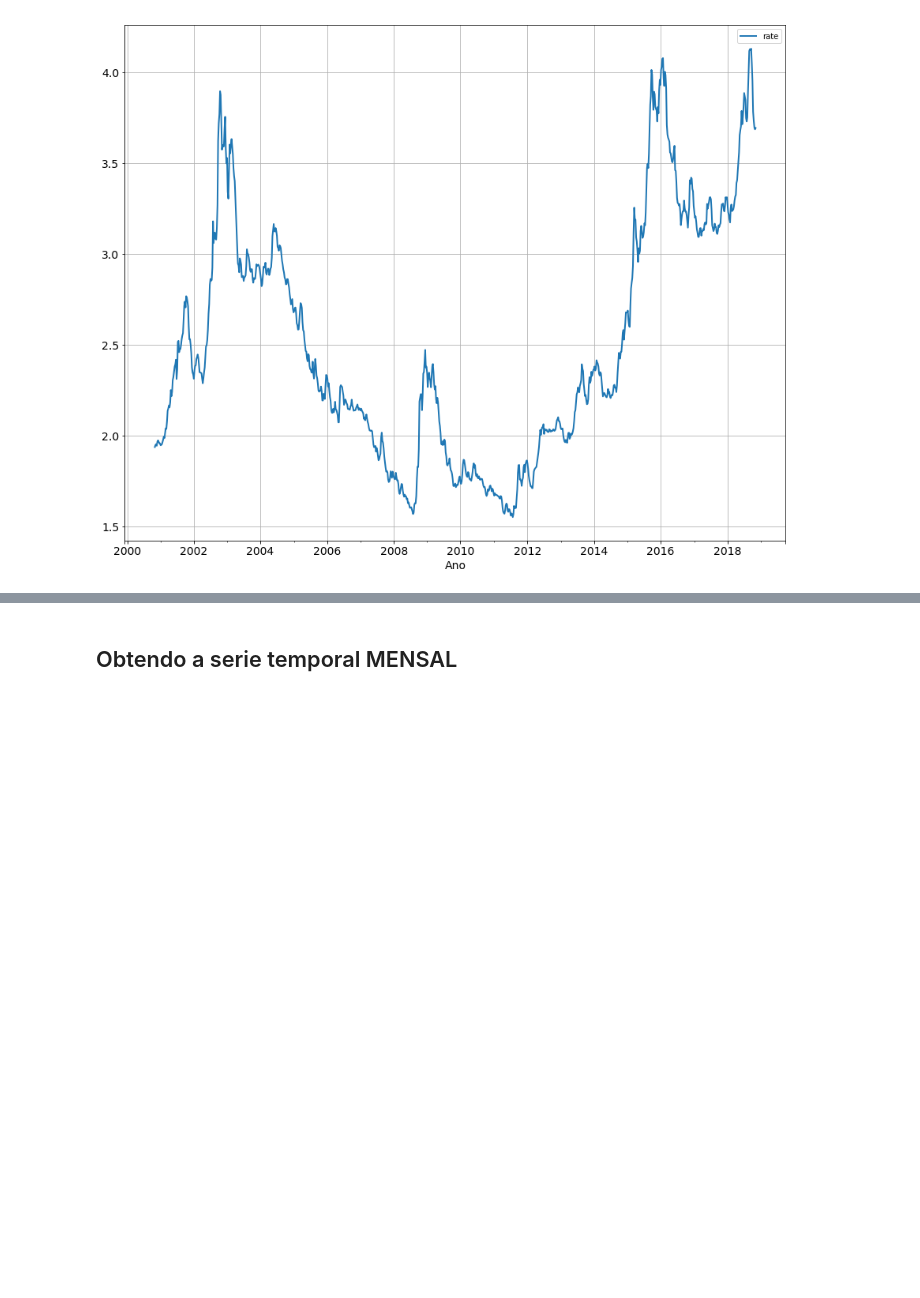
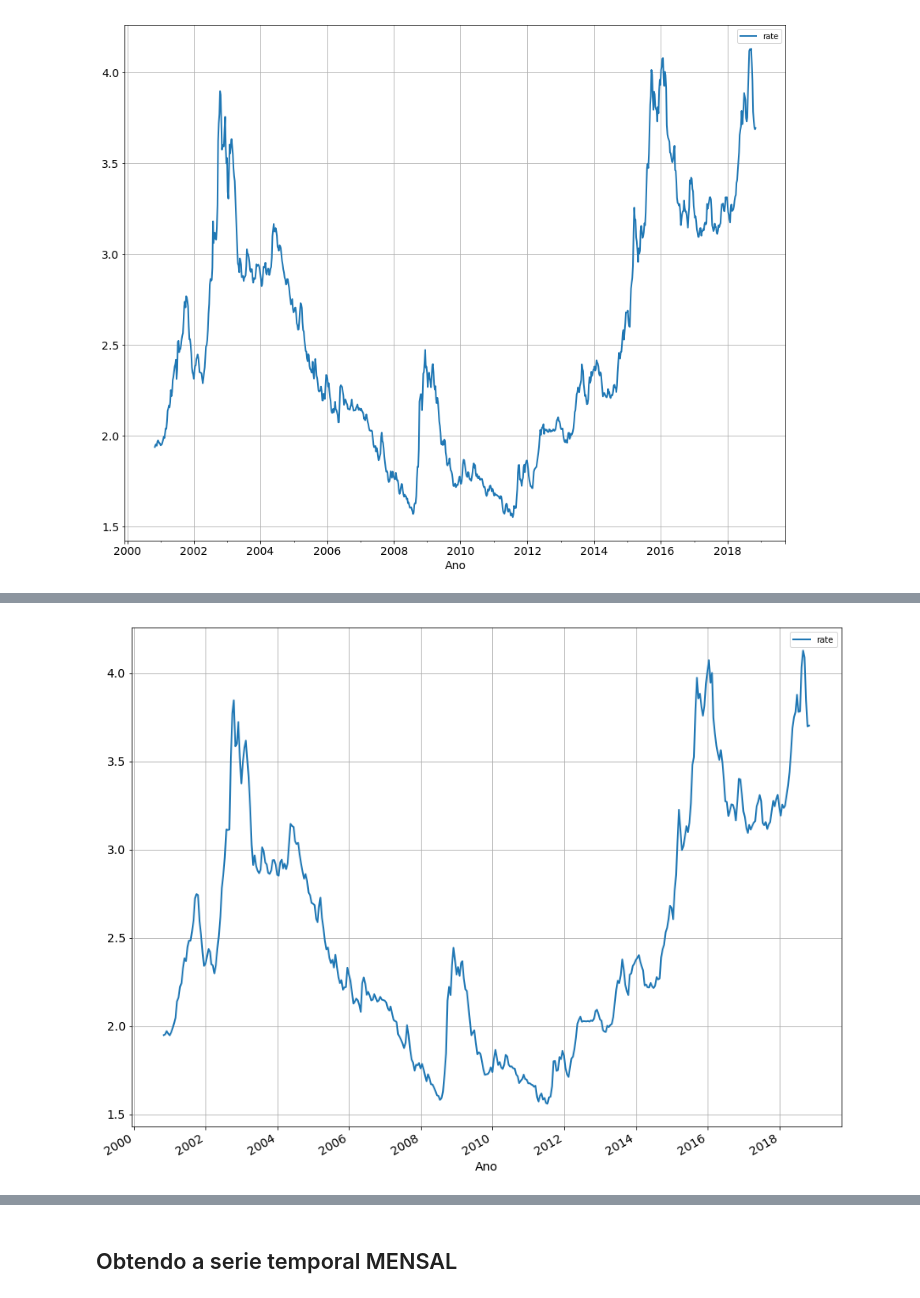
Before and after one commit to jorgealmeidajr/tcc-senai-timeseries, a Jupyter notebook: src/timeseries01-analysis.ipynb, the cells around one changed output, grey strips where cells are left out. Drawn from its saved outputs; the diff is of its cells as text; code cells hidden in the pictures; blank space fills up the shorter version.

```diff
--- a/src/timeseries01-analysis.ipynb
+++ b/src/timeseries01-analysis.ipynb
@@ -75,0 +78,6 @@ timeseries.plot_timeserie(df_weekly)
+# %%
+# transforma numa serie temporal do dia 15 e do fim do mes
+df_15 = df_daily.resample('SM')
+df_15 = df_15.mean()
+
+arima.print_dataframe_info(df_15)
@@ -76 +102,5 @@ timeseries.plot_timeserie(df_weekly)
+# %%
+timeseries.plot_timeserie(df_15)
+# %% [output]
+[figure, added]
 # %%
```
Also changed, not shown: parts of 7 cells of this notebook, 1 other file.
